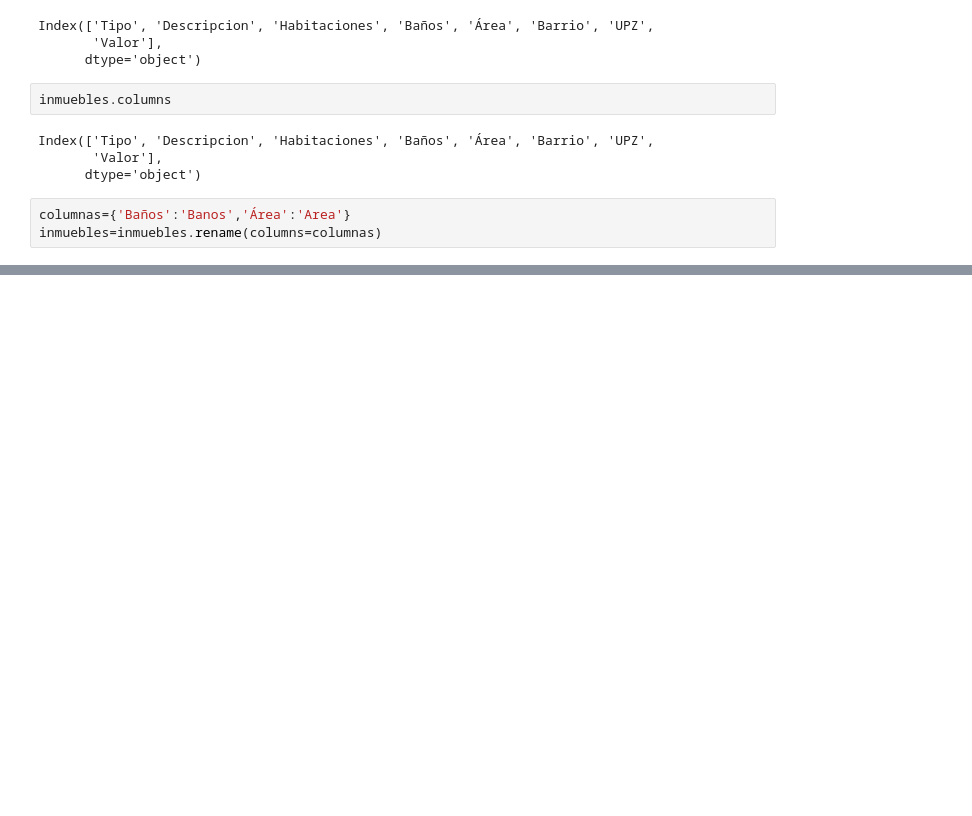
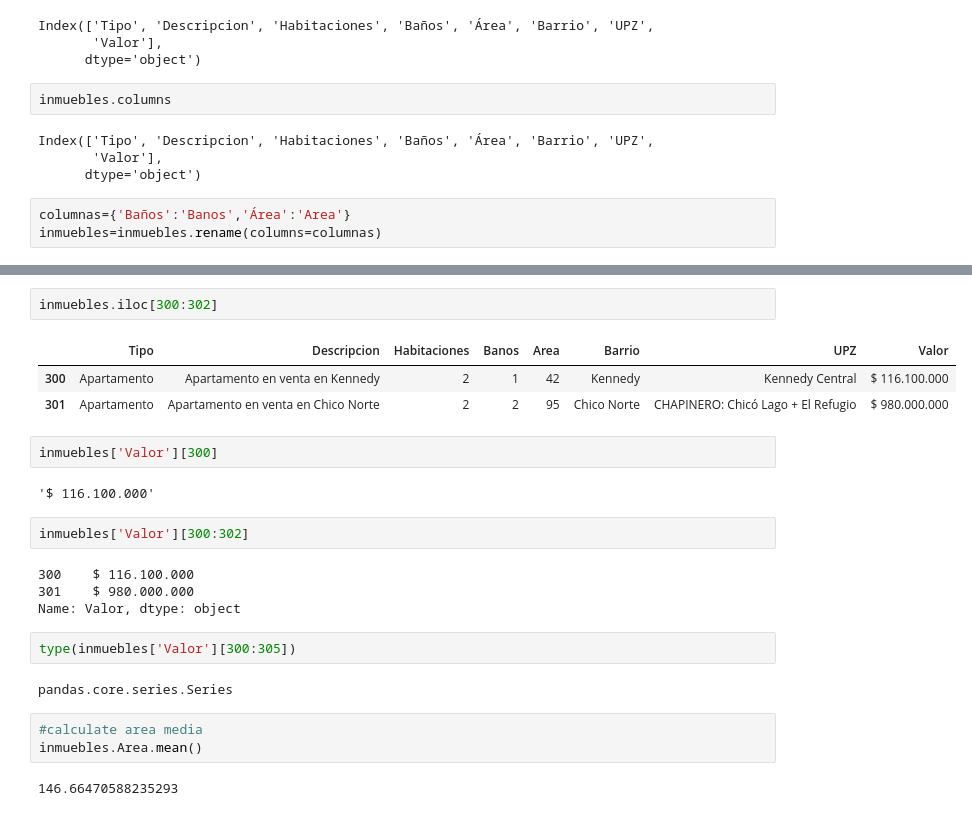
Before and after one commit to GabrielAlvB/Inmersion_Datos_Alura, a Jupyter notebook: 1_inmuebles.ipynb, the cells around one changed output, grey strips where cells are left out. Saved outputs shown, nothing was run; the diff lists cells and outputs as text; blank space fills up the shorter version.

```diff
--- a/1_inmuebles.ipynb
+++ b/1_inmuebles.ipynb
@@ -33,0 +64,25 @@ inmuebles.sample(2)
+# %%
+inmuebles.iloc[300:302]
+# %% [output]
+|  | Tipo | Descripcion | Habitaciones | Banos | Area | Barrio | UPZ | Valor |
+| 300 | Apartamento | Apartamento en venta en Kennedy | 2 | 1 | 42 | Kennedy | Kennedy Central | $ 116.100.000 |
+| 301 | Apartamento | Apartamento en venta en Chico Norte | 2 | 2 | 95 | Chico Norte | CHAPINERO: Chicó Lago + El Refugio | $ 980.000.000 |
+# %%
+inmuebles['Valor'][300]
+# %% [output]
+'$ 116.100.000'
+# %%
+inmuebles['Valor'][300:302]
+# %% [output]
+300    $ 116.100.000
+301    $ 980.000.000
+Name: Valor, dtype: object
+# %%
+type(inmuebles['Valor'][300:305])
+# %% [output]
+pandas.core.series.Series
+# %%
+#calculate area media
+inmuebles.Area.mean()
+# %% [output]
+146.66470588235293
```
Also changed, not shown: parts of 12 cells of this notebook.
